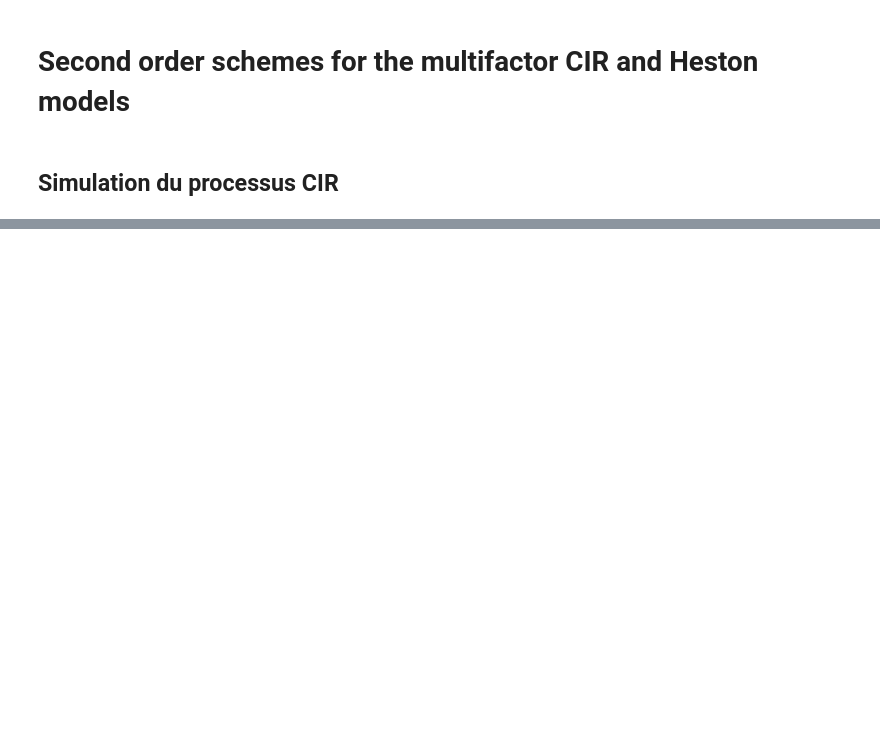
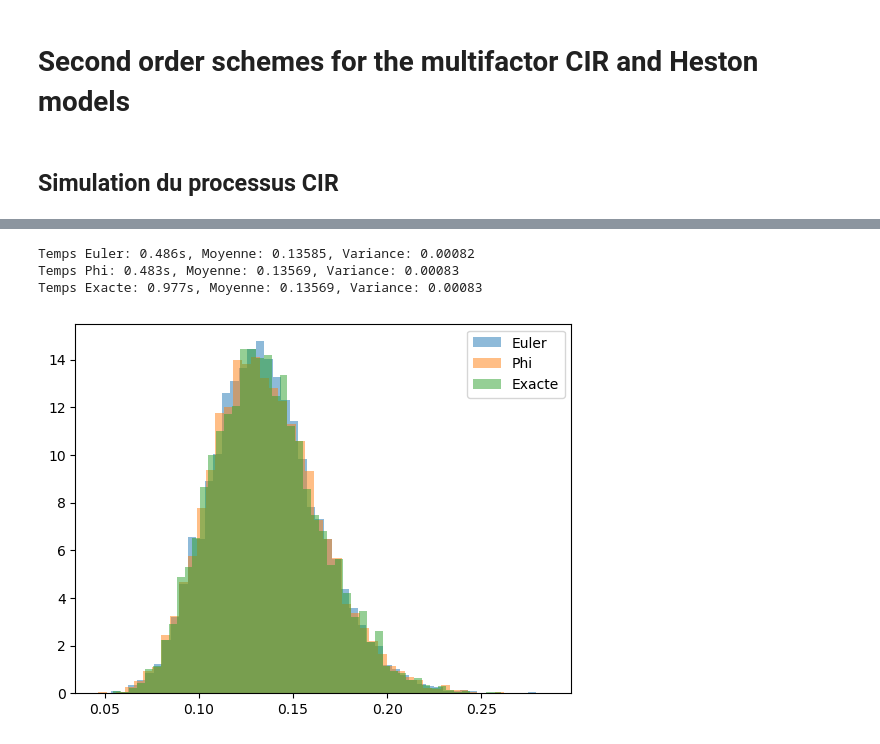
Before and after one commit to maxence2508/stage-cermics, a Jupyter notebook: second-order-schemes-for-multifactor-cir-and-heston-models.ipynb, the cells around one changed output, grey strips where cells are left out. Saved outputs shown, nothing was run; the diff lists cells and outputs as text; code cells hidden in the pictures; blank space fills up the shorter version.

```diff
--- a/second-order-schemes-for-multifactor-cir-and-heston-models.ipynb
+++ b/second-order-schemes-for-multifactor-cir-and-heston-models.ipynb
@@ -210,0 +206,53 @@ plt.show()
+# %%
+
+import time
+import matplotlib.pyplot as plt
+
+# Paramètres
+x0 = 0.05
+T = 1.0
+N = 1000
+n_paths = 10000
+
+cir = CIRProcess(a=0.1, k=0.15, sigma=0.1, rho=rho, gamma=gamma)
+
+# Simulation Euler
+start = time.time()
+paths_euler = cir.simulate_path_euler(x0, T, N, n=n_paths, seed=42)
+time_euler = time.time() - start
+
+# Simulation Phi
+start = time.time()
+paths_phi = cir.simulate_path(x0, T, N, n=n_paths, seed=42)
+time_phi = time.time() - start
+
+# Simulation Exacte
+start = time.time()
+paths_exact = cir.simulate_path_exact(x0, T, N, n=n_paths, seed=42)
+time_exact = time.time() - start
+
+# Moyennes à T
+mean_euler = np.mean(paths_euler[:, -1])
+mean_phi = np.mean(paths_phi[:, -1])
+mean_exact = np.mean(paths_exact[:, -1])
+
+# Variances à T
+var_euler = np.var(paths_euler[:, -1])
+var_phi = np.var(paths_phi[:, -1])
+var_exact = np.var(paths_exact[:, -1])
+
+print(f"Temps Euler: {time_euler:.3f}s, Moyenne: {mean_euler:.5f}, Variance: {var_euler:.5f}")
+print(f"Temps Phi: {time_phi:.3f}s, Moyenne: {mean_phi:.5f}, Variance: {var_phi:.5f}")
+print(f"Temps Exacte: {time_exact:.3f}s, Moyenne: {mean_exact:.5f}, Variance: {var_exact:.5f}")
+
+# Histogrammes
+plt.hist(paths_euler[:, -1], bins=50, alpha=0.5, label='Euler', density=True)
+plt.hist(paths_phi[:, -1], bins=50, alpha=0.5, label='Phi', density=True)
+plt.hist(paths_exact[:, -1], bins=50, alpha=0.5, label='Exacte', density=True)
+plt.legend()
+plt.show()
+# %% [output]
+Temps Euler: 0.486s, Moyenne: 0.13585, Variance: 0.00082
+Temps Phi: 0.483s, Moyenne: 0.13569, Variance: 0.00083
+Temps Exacte: 0.977s, Moyenne: 0.13569, Variance: 0.00083
+[figure, added]
```
Also changed, not shown: parts of 8 cells of this notebook.
